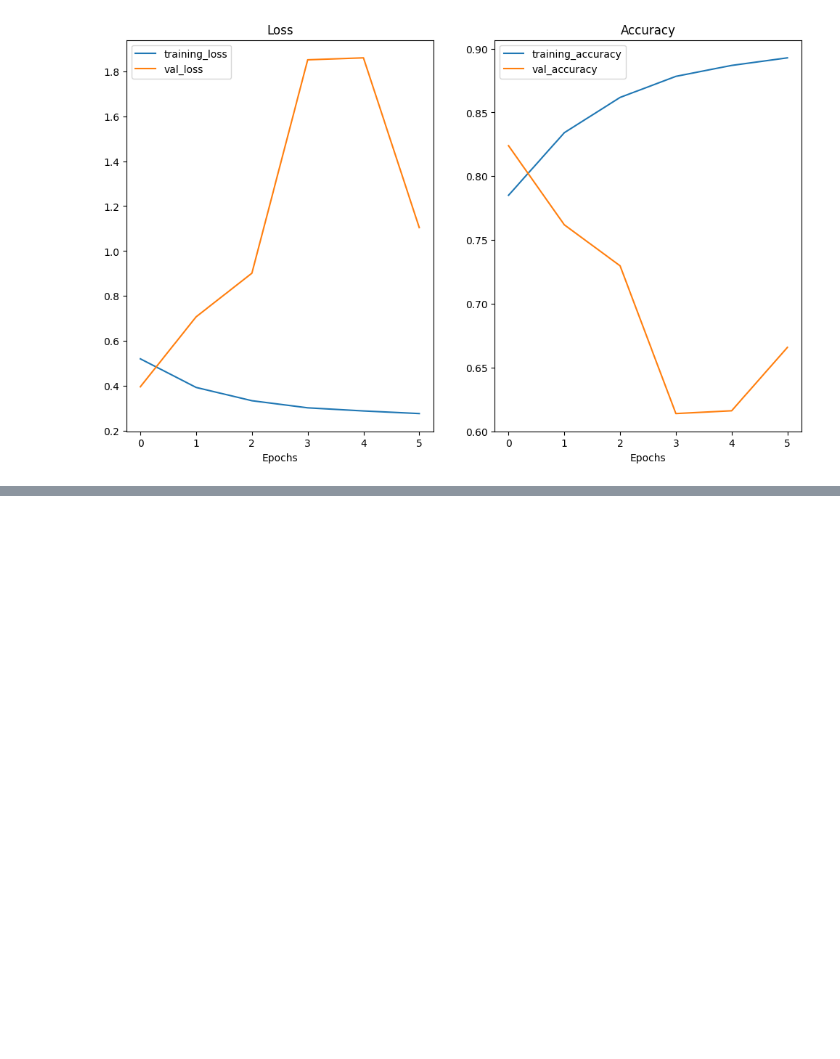
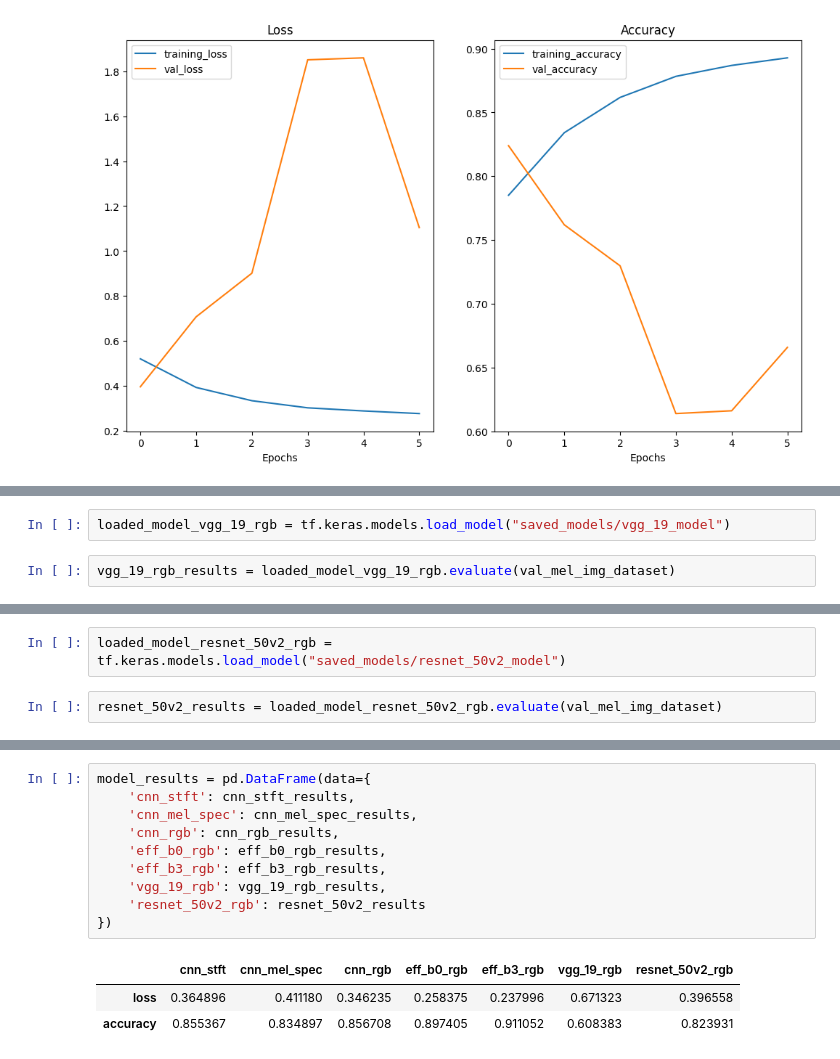
Before and after one commit to ashfaq1701/male-female-voice-classification, a Jupyter notebook: main.ipynb, the cells around one changed output, grey strips where cells are left out. Cells and saved outputs as stored; diff of their text form; blank space fills up the shorter version.

Commit message:
Loss and accuracy scores in a pandas dataframe side by side

```diff
--- a/main.ipynb
+++ b/main.ipynb
@@ -1088,0 +1132,4 @@ plot_loss_curves(history_mel_img_resnet_50v2)
+# %%
+loaded_model_vgg_19_rgb = tf.keras.models.load_model("saved_models/vgg_19_model")
+# %%
+vgg_19_rgb_results = loaded_model_vgg_19_rgb.evaluate(val_mel_img_dataset)
@@ -1088,0 +1140,4 @@ plot_loss_curves(history_mel_img_resnet_50v2)
+# %%
+loaded_model_resnet_50v2_rgb = tf.keras.models.load_model("saved_models/resnet_50v2_model")
+# %%
+resnet_50v2_results = loaded_model_resnet_50v2_rgb.evaluate(val_mel_img_dataset)
@@ -1088,0 +1146,14 @@ plot_loss_curves(history_mel_img_resnet_50v2)
+# %%
+model_results = pd.DataFrame(data={
+    'cnn_stft': cnn_stft_results,
+    'cnn_mel_spec': cnn_mel_spec_results,
+    'cnn_rgb': cnn_rgb_results,
+    'eff_b0_rgb': eff_b0_rgb_results,
+    'eff_b3_rgb': eff_b3_rgb_results,
+    'vgg_19_rgb': vgg_19_rgb_results,
+    'resnet_50v2_rgb': resnet_50v2_results
+})
+# %% [output]
+|  | cnn_stft | cnn_mel_spec | cnn_rgb | eff_b0_rgb | eff_b3_rgb | vgg_19_rgb | resnet_50v2_rgb |
+| loss | 0.364896 | 0.411180 | 0.346235 | 0.258375 | 0.237996 | 0.671323 | 0.396558 |
+| accuracy | 0.855367 | 0.834897 | 0.856708 | 0.897405 | 0.911052 | 0.608383 | 0.823931 |
```
Also changed, not shown: parts of 28 cells of this notebook.
